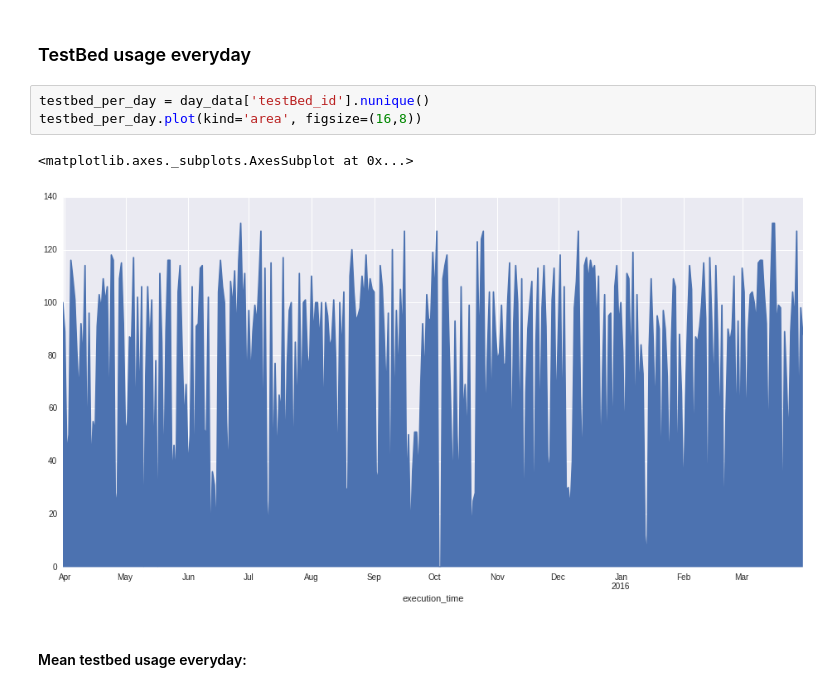
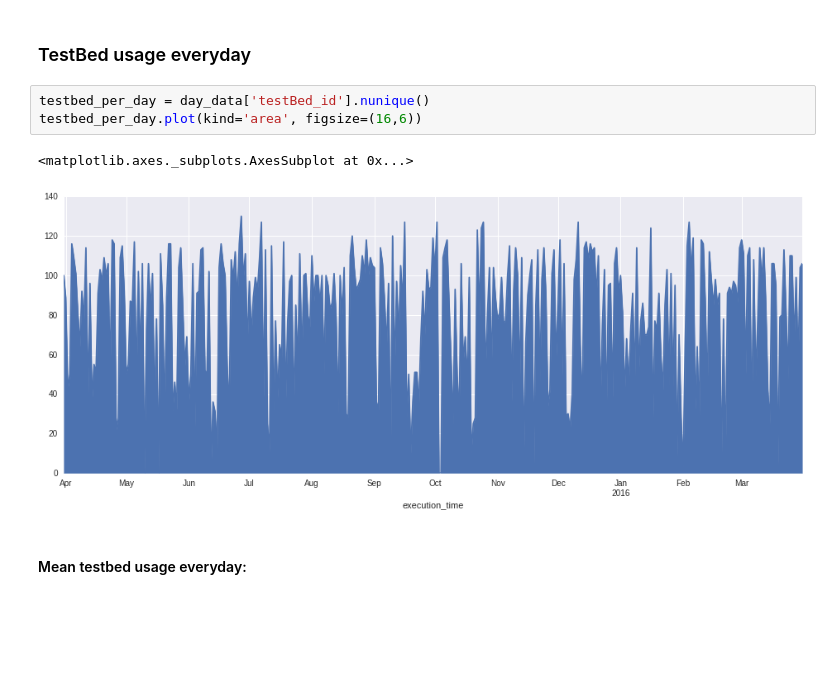
Before and after one commit to lybicat/netbyte, a Jupyter notebook: notebooks/test-execution-history-analysis.ipynb, the cells around one changed output. Drawn from its saved outputs; the diff is of its cells as text; blank space fills up the shorter version.

```diff
--- a/notebooks/test-execution-history-analysis.ipynb
+++ b/notebooks/test-execution-history-analysis.ipynb
@@ -327,10 +364,10 @@ elapse_hour_per_day.mean()
 ### TestBed usage everyday
 # %%
 testbed_per_day = day_data['testBed_id'].nunique()
-testbed_per_day.plot(kind='area', figsize=(16,8))
+testbed_per_day.plot(kind='area', figsize=(16,6))
 # %% [output]
 <matplotlib.axes._subplots.AxesSubplot at 0x...>
-[figure, old version]
+[figure, new version]
 # %% [markdown]
 #### Mean testbed usage everyday:
 # %%
```
Also changed, not shown: parts of 57 cells of this notebook.
